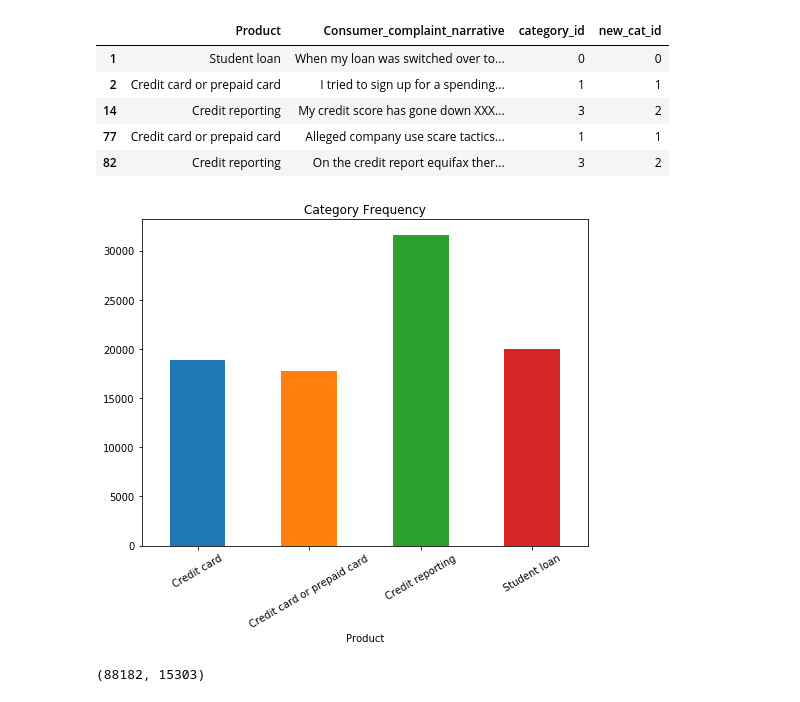
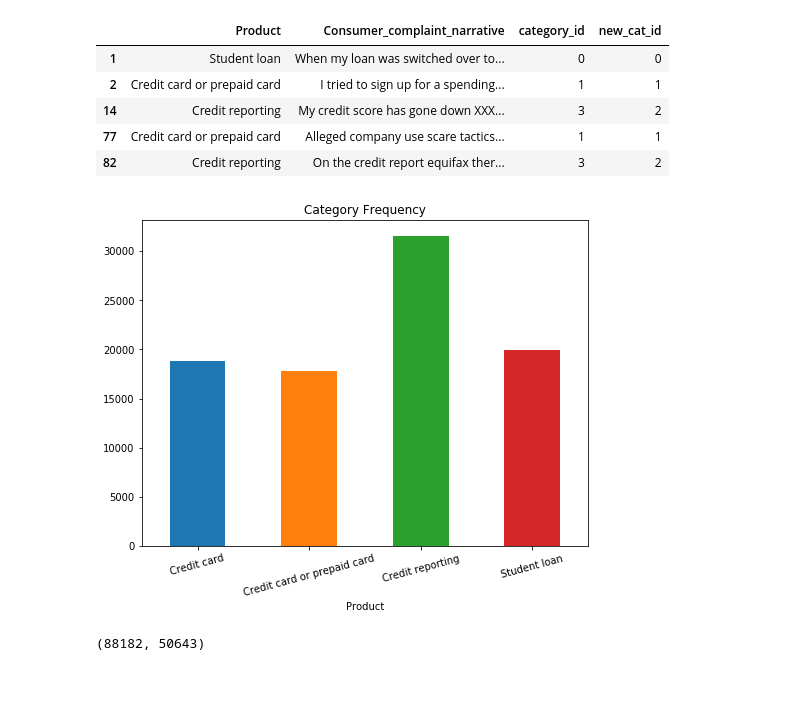
Before and after one commit to mjoehler94/BYU_Econ213R_Projects, a Jupyter notebook: Projects/Final_Project.ipynb, the cells around one changed output. Cells and saved outputs as stored; diff of their text form; code cells hidden in the pictures.

```diff
--- a/Projects/Final_Project.ipynb
+++ b/Projects/Final_Project.ipynb
@@ -236,21 +435,25 @@ See the caveats in the documentation: http://pandas.pydata.org/pandas-docs/stabl
 | 82 | Credit reporting | On the credit report equifax ther... | 3 | 2 |
 # %%
 fig = plt.figure(figsize=(8,6))
-cc.groupby('Product').Consumer_complaint_narrative.count().plot.bar(ylim=0,rot=30)
+cc.groupby('Product').Consumer_complaint_narrative.count().plot.bar(ylim=0,rot=15)
 plt.title("Category Frequency")
+plt.savefig("CC_categories.png")
 plt.show()
 # %% [output]
-[figure, old version]
+[figure, new version]
 # %%
-tfidf = TfidfVectorizer(sublinear_tf=True, min_df=5, norm='l2',
-                        encoding='latin-1',
-#                         encoding='utf-8',
-                        ngram_range=(1, 1), stop_words='english')
-features = tfidf.fit_transform(cc.Consumer_complaint_narrative).toarray()
-labels = cc.category_id
+# tfidf = TfidfVectorizer(sublinear_tf=True, min_df=5, norm='l2',
+#                         encoding='latin-1',
+# #                         encoding='utf-8',
+#                         ngram_range=(1, 1), stop_words='english')
+# features = tfidf.fit_transform(cc.Consumer_complaint_narrative).toarray()
+
+tfidf = TfidfVectorizer()
+features = tfidf.fit_transform(cc.Consumer_complaint_narrative)#.toarray()
+# labels = cc.category_id
 features.shape
 # %% [output]
-(88182, 15303)
+(88182, 50643)
 # %%
 #make train and test data
 #make data with hash-vectorizer
```
Also changed, not shown: parts of 34 cells of this notebook.
